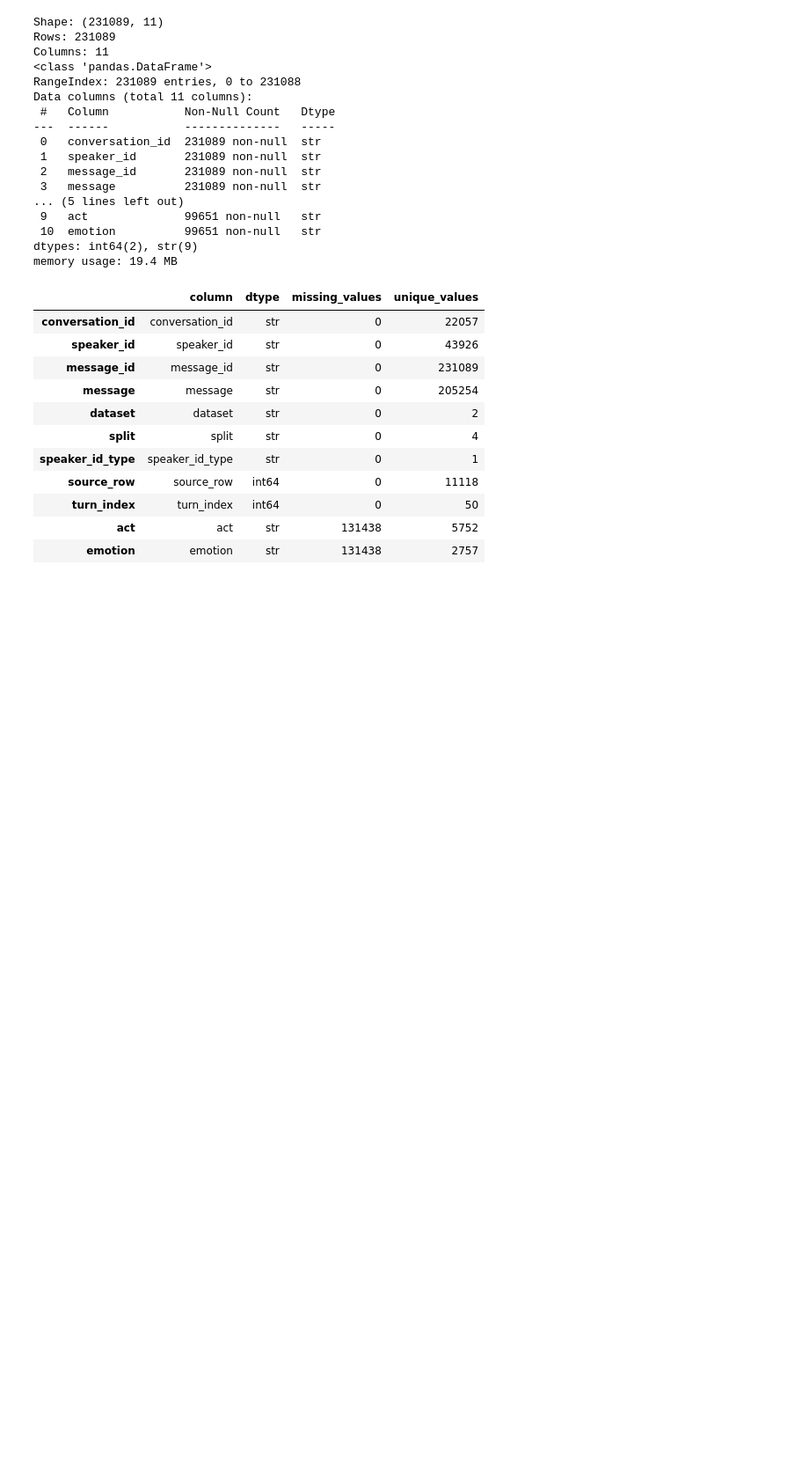
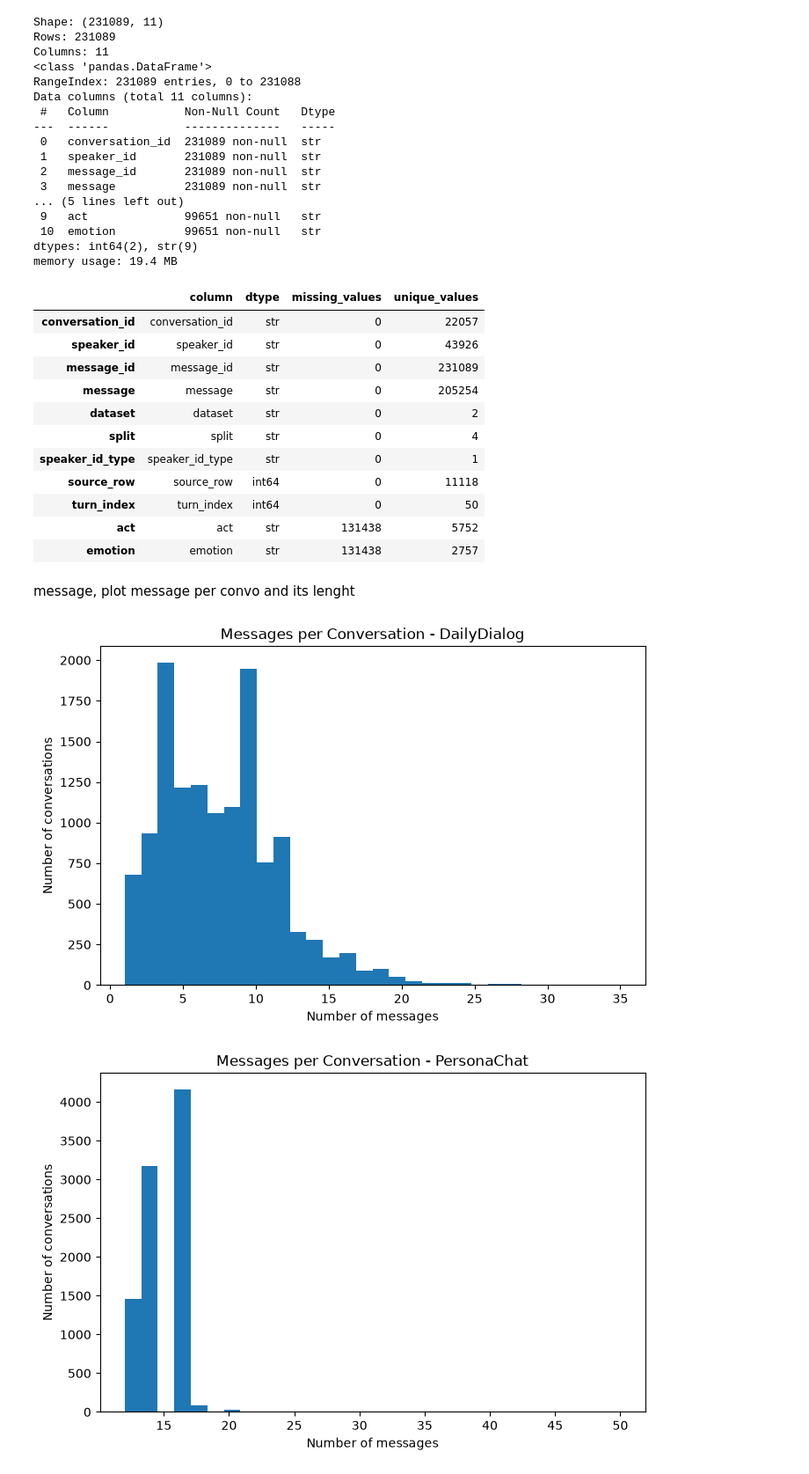
Before and after one commit to arnavbhanage/PickyTalker, a Jupyter notebook: notebooks/01_dataset_exploration.ipynb, the cells around one changed output. Shown at 88% size. Cells and saved outputs as stored; diff of their text form; code cells hidden in the pictures; blank space fills up the shorter version.

```diff
--- a/notebooks/01_dataset_exploration.ipynb
+++ b/notebooks/01_dataset_exploration.ipynb
@@ -77,3 +77,43 @@ memory usage: 19.4 MB
 | turn_index | turn_index | int64 | 0 | 50 |
 | act | act | str | 131438 | 5752 |
 | emotion | emotion | str | 131438 | 2757 |
+# %% [markdown]
+message, plot message per convo and its lenght
+# %%
+messages_per_conversation = (
+    df.groupby(["dataset", "conversation_id"])
+    .size()
+    .reset_index(name="message_count")
+)
+
+messages_per_conversation.groupby("dataset")["message_count"].describe()
+
+for dataset in messages_per_conversation["dataset"].unique():
+    values = messages_per_conversation.loc[
+        messages_per_conversation["dataset"] == dataset,
+        "message_count"
+    ]
+
+    plt.figure(figsize=(8, 5))
+    plt.hist(values, bins=30)
+    plt.title(f"Messages per Conversation - {dataset}")
+    plt.xlabel("Number of messages")
+    plt.ylabel("Number of conversations")
+    plt.show()
+
+
+for dataset in messages_per_conversation["dataset"].unique():
+    values = messages_per_conversation.loc[
+        messages_per_conversation["dataset"] == dataset,
+        "message_count"
+    ]
+
+    plt.figure(figsize=(8, 5))
+    plt.hist(values, bins=30)
+    plt.title(f"Messages per Conversation - {dataset}")
+    plt.xlabel("Number of messages")
+    plt.ylabel("Number of conversations")
+    plt.show()
+# %% [output]
+[figure, added]
+[figure, added]
```
Also changed, not shown: parts of 6 cells of this notebook.
